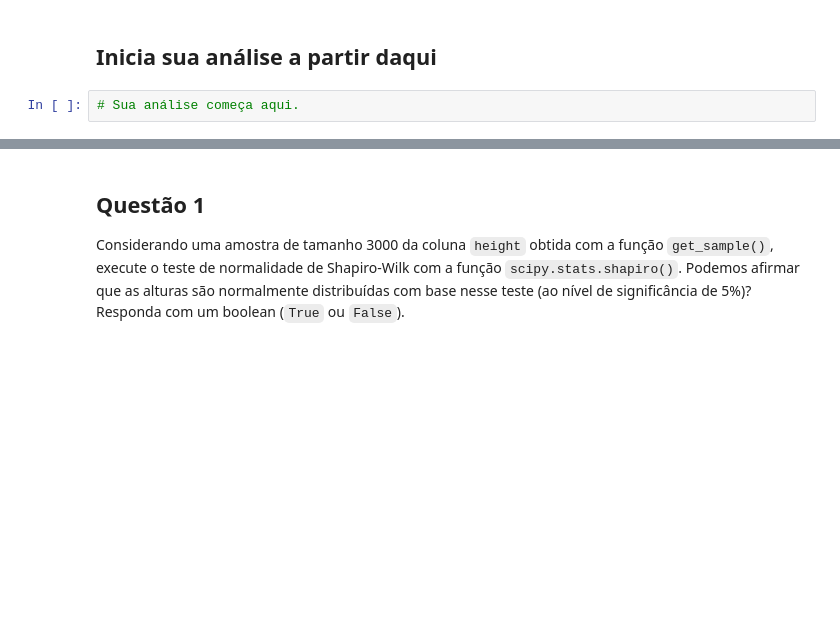
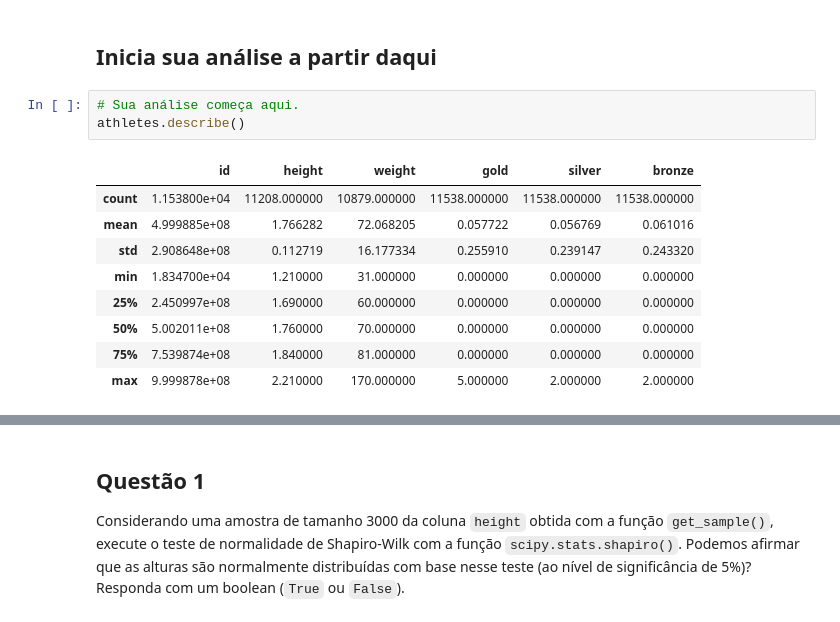
Before and after one commit to camilamelo14/codenation, a Jupyter notebook: data-science-2/main.ipynb, the cells around one changed output, grey strips where cells are left out. Cells and saved outputs as stored; diff of their text form; blank space fills up the shorter version.

```diff
--- a/data-science-2/main.ipynb
+++ b/data-science-2/main.ipynb
@@ -59,3 +60,14 @@ def get_sample(df, col_name, n=100, seed=42):
 ## Inicia sua análise a partir daqui
 # %%
 # Sua análise começa aqui.
+athletes.describe()
+# %% [output]
+|  | id | height | weight | gold | silver | bronze |
+| count | 1.153800e+04 | 11208.000000 | 10879.000000 | 11538.000000 | 11538.000000 | 11538.000000 |
+| mean | 4.999885e+08 | 1.766282 | 72.068205 | 0.057722 | 0.056769 | 0.061016 |
+| std | 2.908648e+08 | 0.112719 | 16.177334 | 0.255910 | 0.239147 | 0.243320 |
+| min | 1.834700e+04 | 1.210000 | 31.000000 | 0.000000 | 0.000000 | 0.000000 |
+| 25% | 2.450997e+08 | 1.690000 | 60.000000 | 0.000000 | 0.000000 | 0.000000 |
+| 50% | 5.002011e+08 | 1.760000 | 70.000000 | 0.000000 | 0.000000 | 0.000000 |
+| 75% | 7.539874e+08 | 1.840000 | 81.000000 | 0.000000 | 0.000000 | 0.000000 |
+| max | 9.999878e+08 | 2.210000 | 170.000000 | 5.000000 | 2.000000 | 2.000000 |
```
Also changed, not shown: parts of 31 cells of this notebook, 4 other files.
